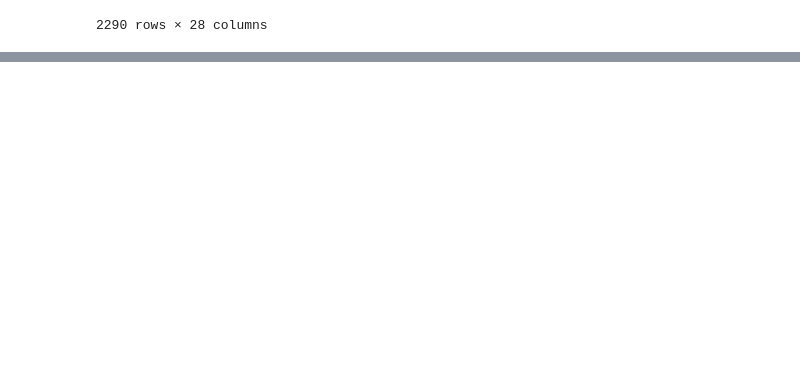
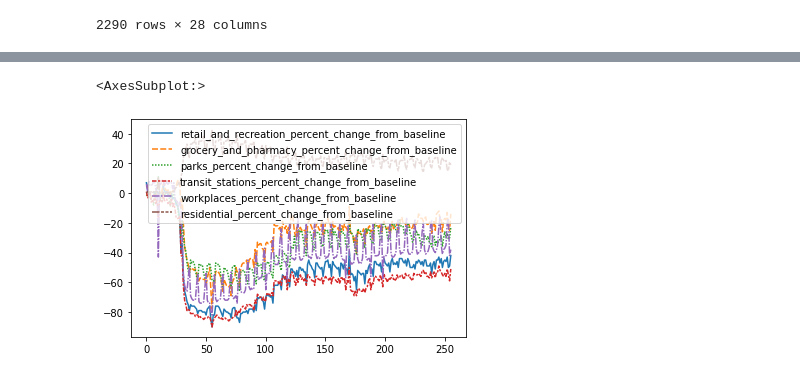
Before and after one commit to gabrieldaos/Eskwelabs-F4SG-C02-Emissions, a Jupyter notebook: C02_Project.ipynb, the cells around one changed output, grey strips where cells are left out. Drawn from its saved outputs; the diff is of its cells as text; code cells hidden in the pictures; blank space fills up the shorter version.

Commit message:
Initial C02 predictions

```diff
--- a/C02_Project.ipynb
+++ b/C02_Project.ipynb
@@ -66,0 +145,10 @@ df.to_csv('Cleaned Datasets/merged_c02_movement_attributes.csv', index = False)
+# %%
+ph = ph[ph['country'] == 'Philippines']
+ph = pd.merge(ph, cntry_att, left_on='country', right_on='Country')
+ph['date'] = pd.to_datetime(ph['date'])
+ph['dayofyear'] = [doy(date) for date in ph['date']]
+ph_test =  ph.iloc[:, [28,2,3,4,5,6,7,14,18,20,21,27]]
+# %%
+ph_c02 = rgr.predict(ph_test)
+# %%
+ph_test['power_emissions'] = ph_c02.tolist()
@@ -66,0 +161,2 @@ df.to_csv('Cleaned Datasets/merged_c02_movement_attributes.csv', index = False)
+# %%
+ph_test['date'] = ph['date']
@@ -66,0 +187,5 @@ df.to_csv('Cleaned Datasets/merged_c02_movement_attributes.csv', index = False)
+# %%
+sns.lineplot(data = ph_test.iloc[:,[1,2,3,4,5,6]])
+# %% [output]
+<AxesSubplot:>
+[figure, added]
```
Also changed, not shown: parts of 27 cells of this notebook, 1 other file.
